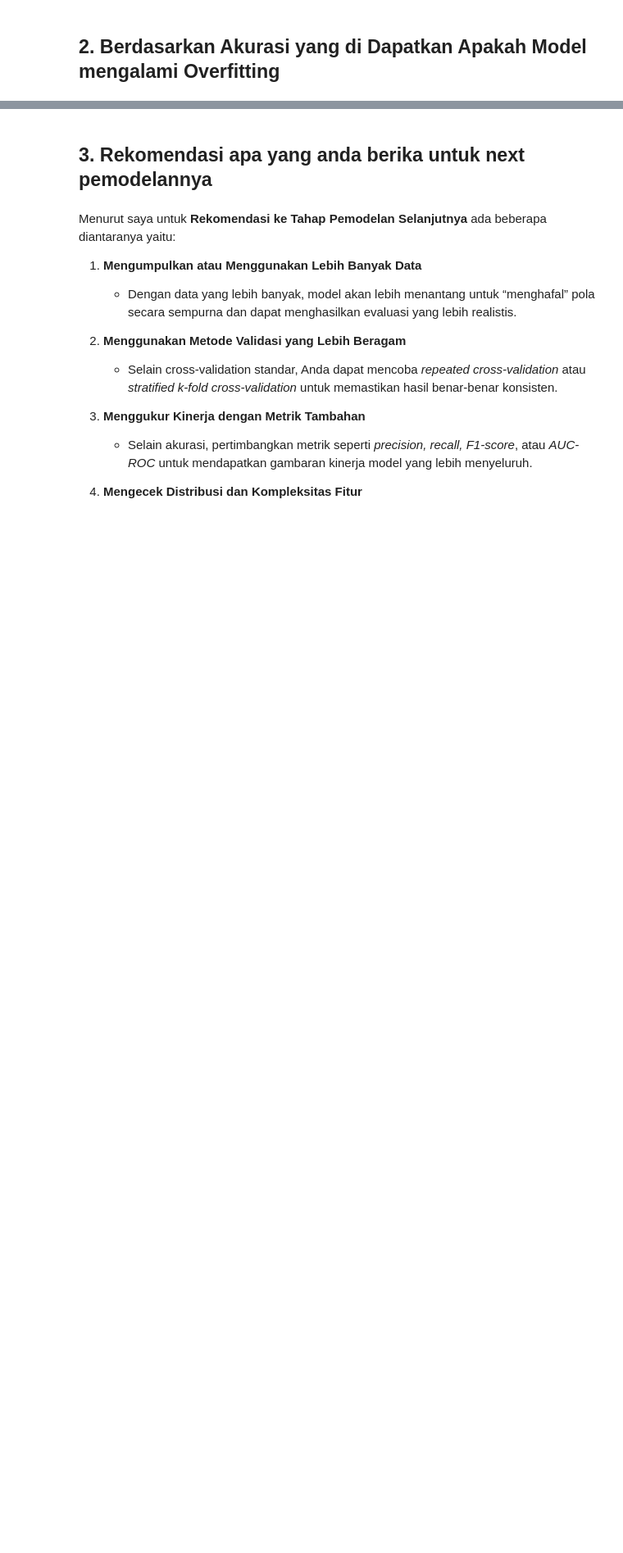
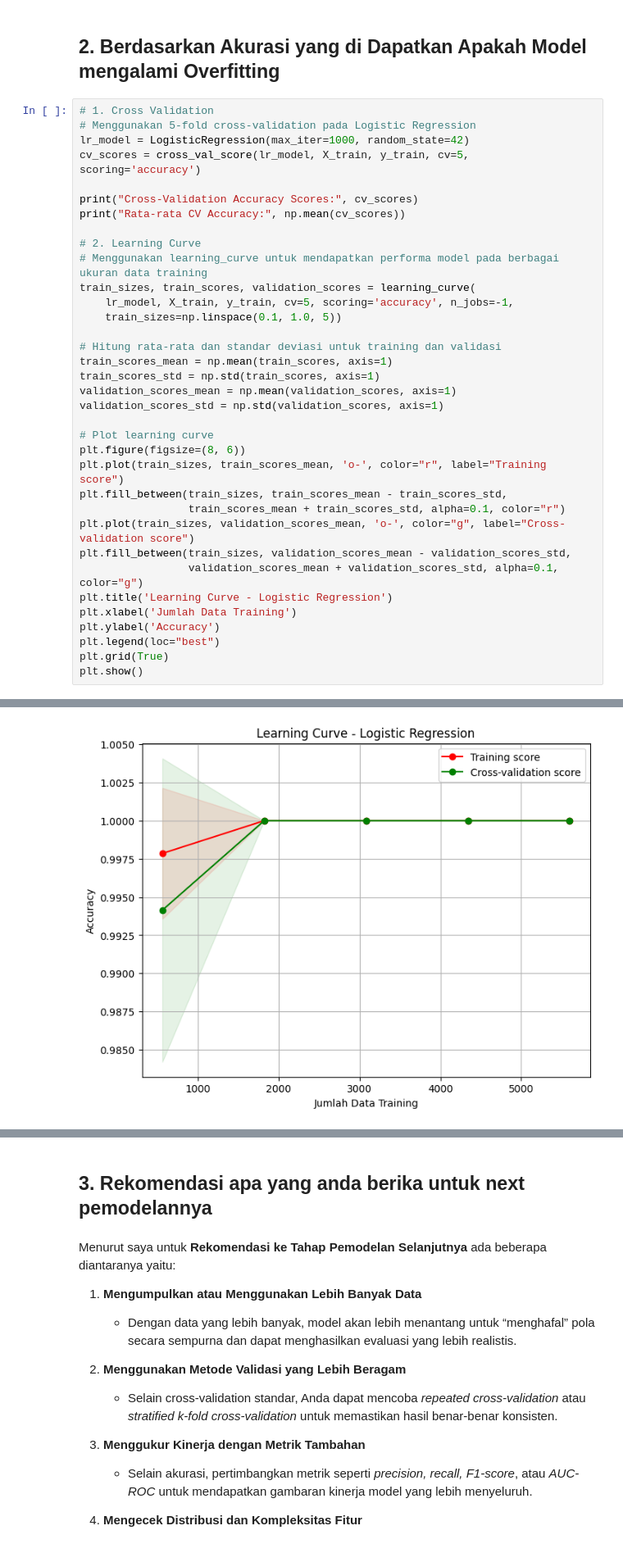
Before and after one commit to audynr/Bevarege_Dataset, a Jupyter notebook: [Klasifikasi]_Submission_Akhir_BMLP_Audy_Nadira_Ramadanti.ipynb, the cells around one changed output, grey strips where cells are left out. Shown at 82% size. Drawn from its saved outputs; the diff is of its cells as text; blank space fills up the shorter version.

```diff
--- a/[Klasifikasi]_Submission_Akhir_BMLP_Audy_Nadira_Ramadanti.ipynb
+++ b/[Klasifikasi]_Submission_Akhir_BMLP_Audy_Nadira_Ramadanti.ipynb
@@ -516,2 +519,38 @@ Secara keseluruhan, **Logistic Regression** mengalami peningkatan setelah tuning
 # %% [markdown]
 ## 2. Berdasarkan Akurasi yang di Dapatkan Apakah Model mengalami Overfitting
+# %%
+# 1. Cross Validation
+# Menggunakan 5-fold cross-validation pada Logistic Regression
+lr_model = LogisticRegression(max_iter=1000, random_state=42)
+cv_scores = cross_val_score(lr_model, X_train, y_train, cv=5, scoring='accuracy')
+
+print("Cross-Validation Accuracy Scores:", cv_scores)
+print("Rata-rata CV Accuracy:", np.mean(cv_scores))
+
+# 2. Learning Curve
+# Menggunakan learning_curve untuk mendapatkan performa model pada berbagai ukuran data training
+train_sizes, train_scores, validation_scores = learning_curve(
+    lr_model, X_train, y_train, cv=5, scoring='accuracy', n_jobs=-1,
+    train_sizes=np.linspace(0.1, 1.0, 5))
+
+# Hitung rata-rata dan standar deviasi untuk training dan validasi
+train_scores_mean = np.mean(train_scores, axis=1)
+train_scores_std = np.std(train_scores, axis=1)
+validation_scores_mean = np.mean(validation_scores, axis=1)
+validation_scores_std = np.std(validation_scores, axis=1)
+
+# Plot learning curve
+plt.figure(figsize=(8, 6))
+plt.plot(train_sizes, train_scores_mean, 'o-', color="r", label="Training score")
+plt.fill_between(train_sizes, train_scores_mean - train_scores_std,
+                 train_scores_mean + train_scores_std, alpha=0.1, color="r")
+plt.plot(train_sizes, validation_scores_mean, 'o-', color="g", label="Cross-validation score")
+plt.fill_between(train_sizes, validation_scores_mean - validation_scores_std,
+                 validation_scores_mean + validation_scores_std, alpha=0.1, color="g")
+plt.title('Learning Curve - Logistic Regression')
+plt.xlabel('Jumlah Data Training')
+plt.ylabel('Accuracy')
+plt.legend(loc="best")
+plt.grid(True)
+plt.show()
+# %% [output]
@@ -517,0 +576 @@ Secara keseluruhan, **Logistic Regression** mengalami peningkatan setelah tuning
+[figure, added]
```
Also changed, not shown: parts of 26 cells of this notebook, 2 other files.
